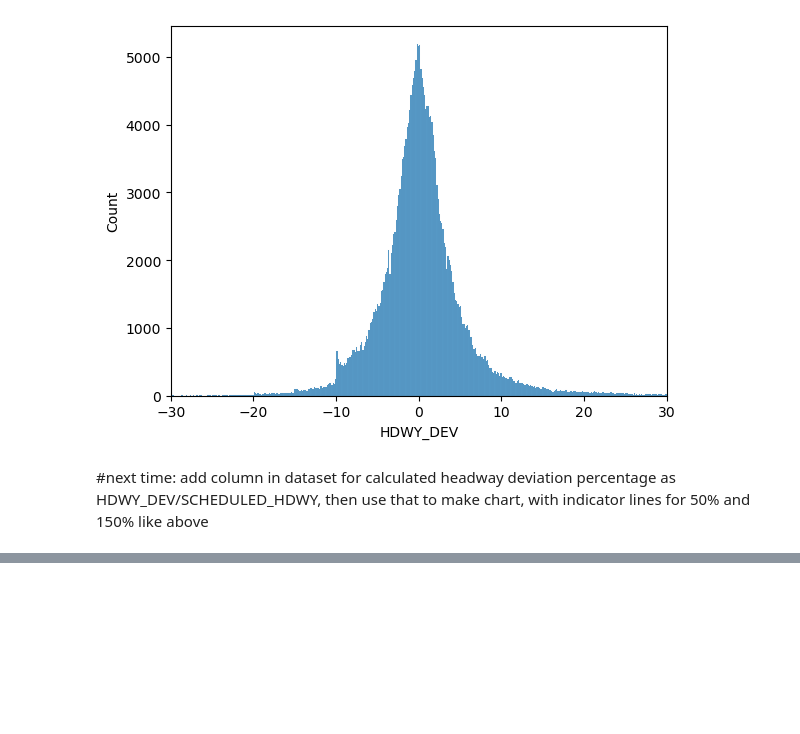
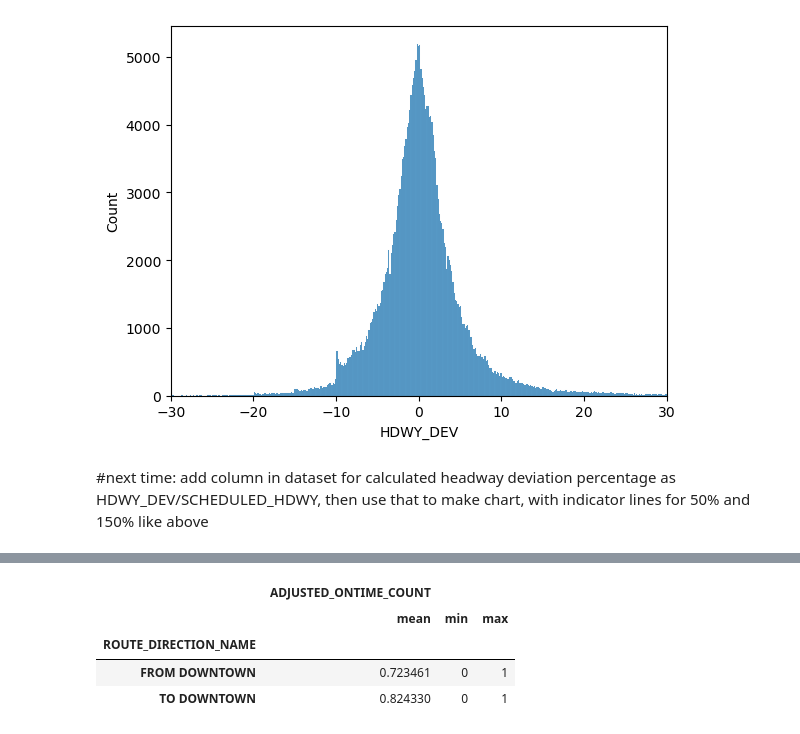
Before and after one commit to NSS-Data-Analytics-Cohort-11/wego-the-great-khans, a Jupyter notebook: notebooks/WeGo exploration.ipynb, the cells around one changed output, grey strips where cells are left out. Drawn from its saved outputs; the diff is of its cells as text; code cells hidden in the pictures; blank space fills up the shorter version.

```diff
--- a/notebooks/WeGo exploration.ipynb
+++ b/notebooks/WeGo exploration.ipynb
@@ -343,0 +344,8 @@ Name: count, dtype: int64
+# %%
+clean_hdway.groupby('ROUTE_DIRECTION_NAME').agg({'ADJUSTED_ONTIME_COUNT':['mean', 'min', 'max']})
+# %% [output]
+|  | ADJUSTED_ONTIME_COUNT |  |  |
+|  | mean | min | max |
+| ROUTE_DIRECTION_NAME |  |  |  |
+| FROM DOWNTOWN | 0.723461 | 0 | 1 |
+| TO DOWNTOWN | 0.824330 | 0 | 1 |
```
Also changed, not shown: parts of 33 cells of this notebook, 1 other file.
